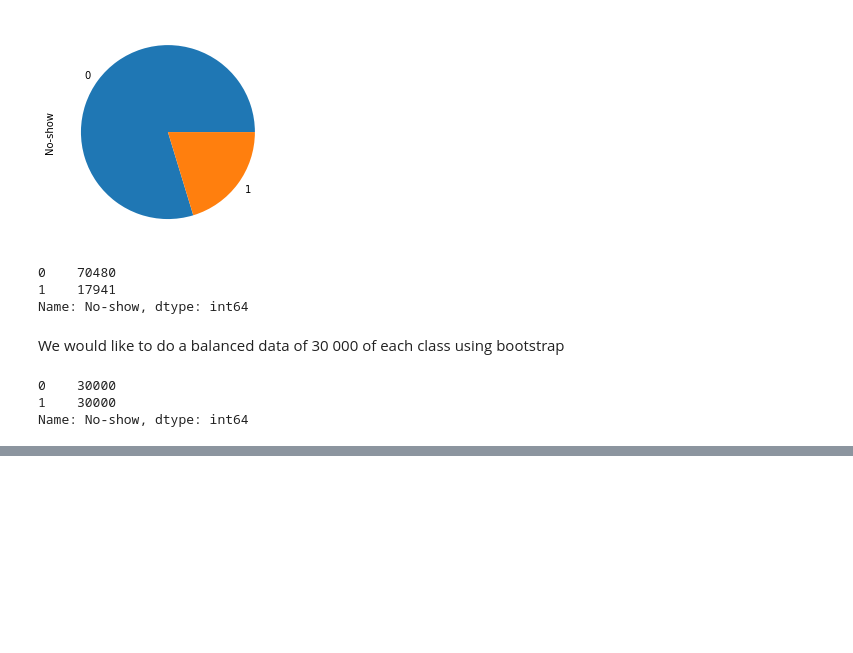
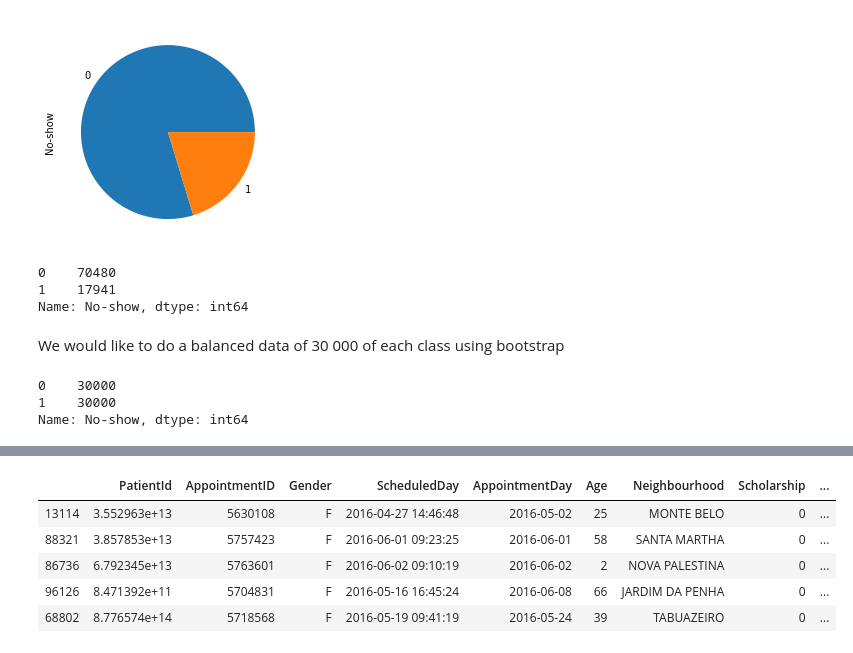
Before and after one commit to vpl19/ML_HDA_project, a Jupyter notebook: ML_Notebbok2.ipynb, the cells around one changed output, grey strips where cells are left out. Cells and saved outputs as stored; diff of their text form; code cells hidden in the pictures; blank space fills up the shorter version.

```diff
--- a/ML_Notebbok2.ipynb
+++ b/ML_Notebbok2.ipynb
@@ -244,0 +301,12 @@ X2_boot.head(5)
+# %%
+# we just gonna change the order maybe do some one hot enco, also need the descriptive stats
+from sklearn.utils import shuffle
+X2_boot = shuffle(X2_boot)
+X2_boot.head(5)
+# %% [output]
+|  | PatientId | AppointmentID | Gender | ScheduledDay | AppointmentDay | Age | Neighbourhood | Scholarship | ... |
+| 13114 | 3.552963e+13 | 5630108 | F | 2016-04-27 14:46:48 | 2016-05-02 | 25 | MONTE BELO | 0 | ... |
+| 88321 | 3.857853e+13 | 5757423 | F | 2016-06-01 09:23:25 | 2016-06-01 | 58 | SANTA MARTHA | 0 | ... |
+| 86736 | 6.792345e+13 | 5763601 | F | 2016-06-02 09:10:19 | 2016-06-02 | 2 | NOVA PALESTINA | 0 | ... |
+| 96126 | 8.471392e+11 | 5704831 | F | 2016-05-16 16:45:24 | 2016-06-08 | 66 | JARDIM DA PENHA | 0 | ... |
+| 68802 | 8.776574e+14 | 5718568 | F | 2016-05-19 09:41:19 | 2016-05-24 | 39 | TABUAZEIRO | 0 | ... |
```
Also changed, not shown: parts of 26 cells of this notebook.
